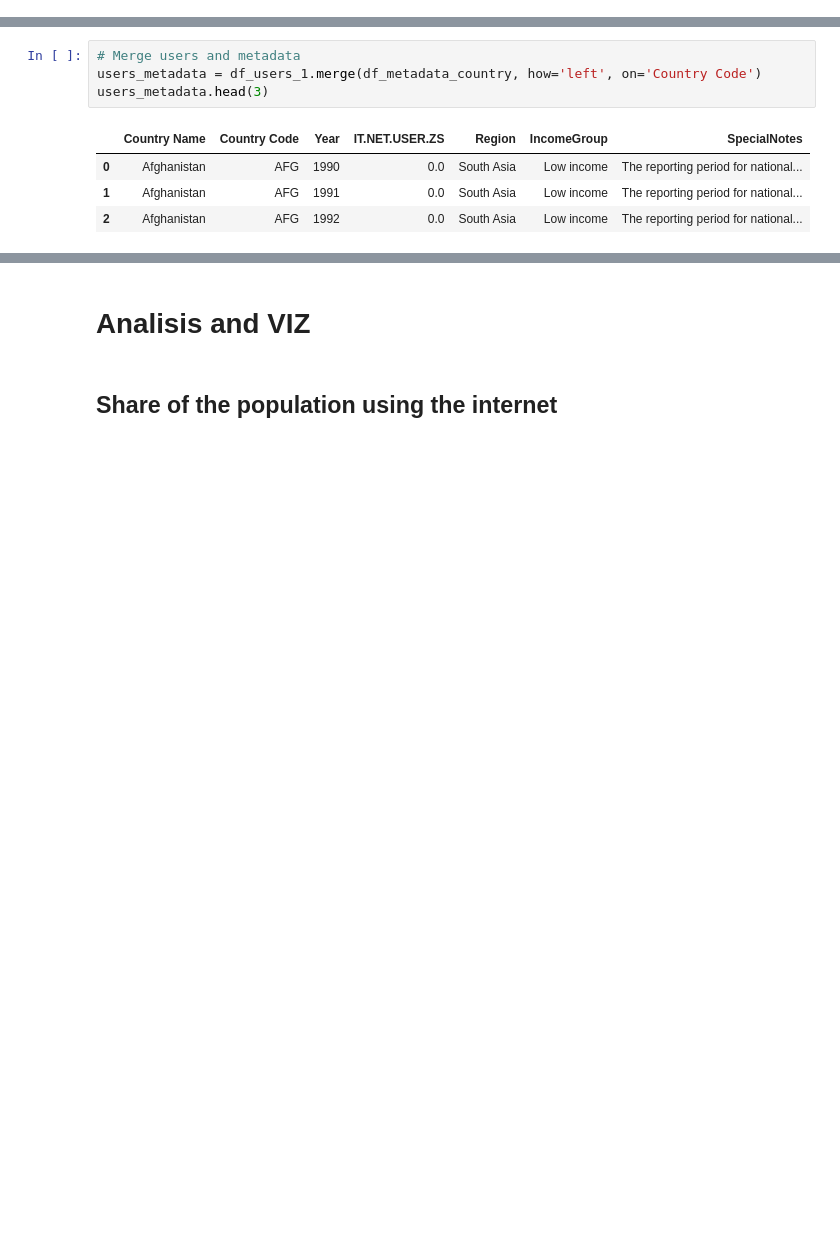
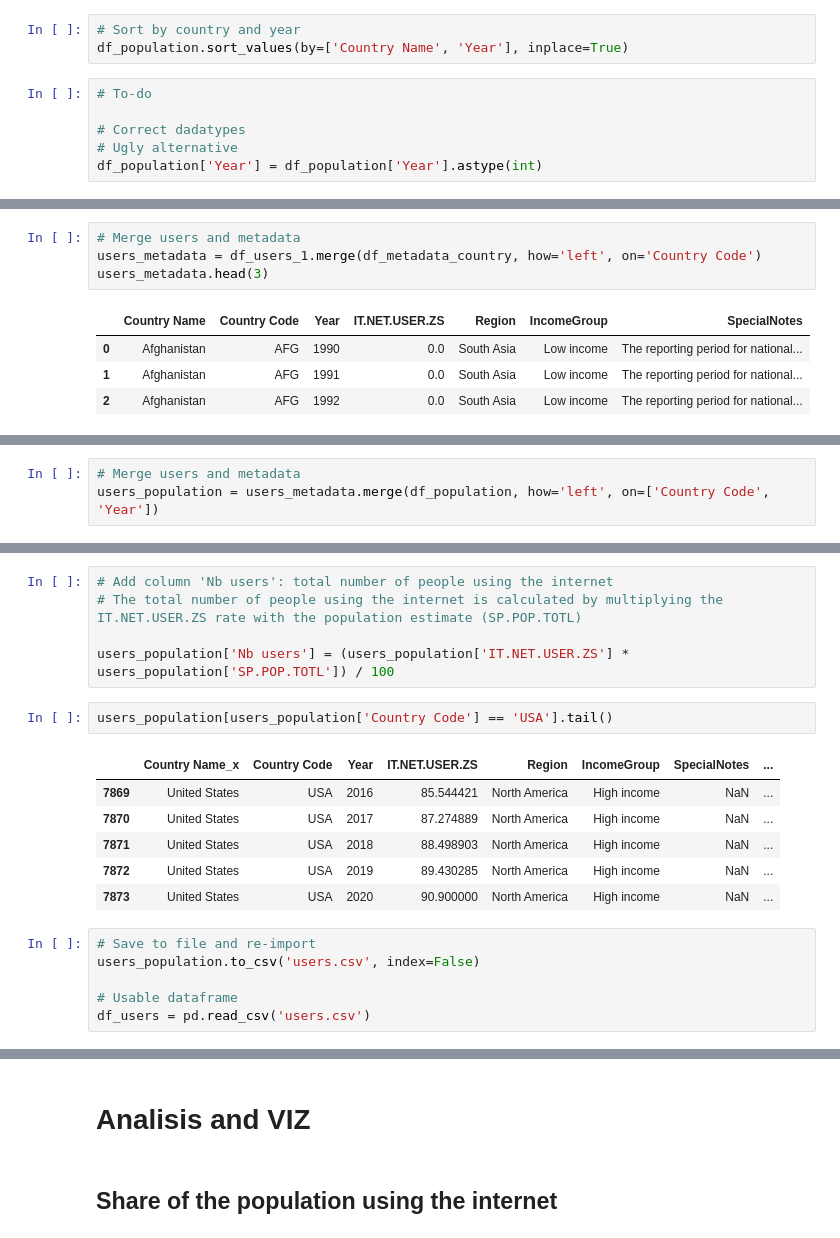
Before and after one commit to celeste-daleo/global-internet-accessibility, a Jupyter notebook: exploration_internet.ipynb, the cells around one changed output, grey strips where cells are left out. Cells and saved outputs as stored; diff of their text form; blank space fills up the shorter version.

```diff
--- a/exploration_internet.ipynb
+++ b/exploration_internet.ipynb
@@ -39,0 +54,9 @@ df_metadata_indicator = df_metadata_indicator_raw.copy()
+# %%
+# Sort by country and year
+df_population.sort_values(by=['Country Name', 'Year'], inplace=True)
+# %%
+# To-do
+
+# Correct dadatypes
+# Ugly alternative
+df_population['Year'] = df_population['Year'].astype(int)
@@ -172,0 +244,3 @@ df_users = pd.read_csv('users_metadata.csv')
+# %%
+# Merge users and metadata
+users_population = users_metadata.merge(df_population, how='left', on=['Country Code', 'Year'])
@@ -173,3 +252,23 @@ df_users = pd.read_csv('users_metadata.csv')
+# %%
+# Add column 'Nb users': total number of people using the internet
+# The total number of people using the internet is calculated by multiplying the IT.NET.USER.ZS rate with the population estimate (SP.POP.TOTL)
+
+users_population['Nb users'] = (users_population['IT.NET.USER.ZS'] * users_population['SP.POP.TOTL']) / 100
+# %%
+users_population[users_population['Country Code'] == 'USA'].tail()
+# %% [output]
+|  | Country Name_x | Country Code | Year | IT.NET.USER.ZS | Region | IncomeGroup | SpecialNotes | ... |
+| 7869 | United States | USA | 2016 | 85.544421 | North America | High income | NaN | ... |
+| 7870 | United States | USA | 2017 | 87.274889 | North America | High income | NaN | ... |
+| 7871 | United States | USA | 2018 | 88.498903 | North America | High income | NaN | ... |
+| 7872 | United States | USA | 2019 | 89.430285 | North America | High income | NaN | ... |
+| 7873 | United States | USA | 2020 | 90.900000 | North America | High income | NaN | ... |
+# %%
+# Save to file and re-import
+users_population.to_csv('users.csv', index=False)
+
+# Usable dataframe
+df_users = pd.read_csv('users.csv')
 # %%
 df_users
 # %% [output]
```
Also changed, not shown: parts of 16 cells of this notebook, 1 other file.
